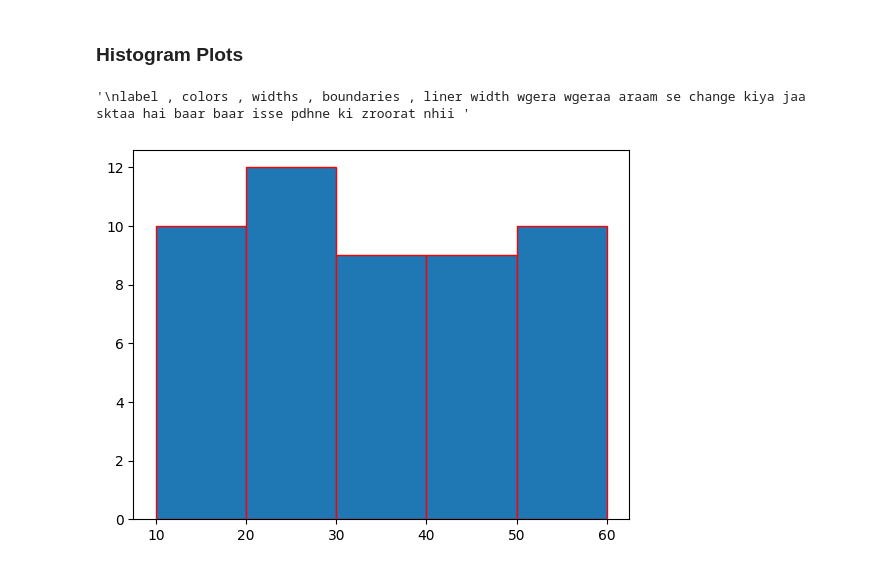
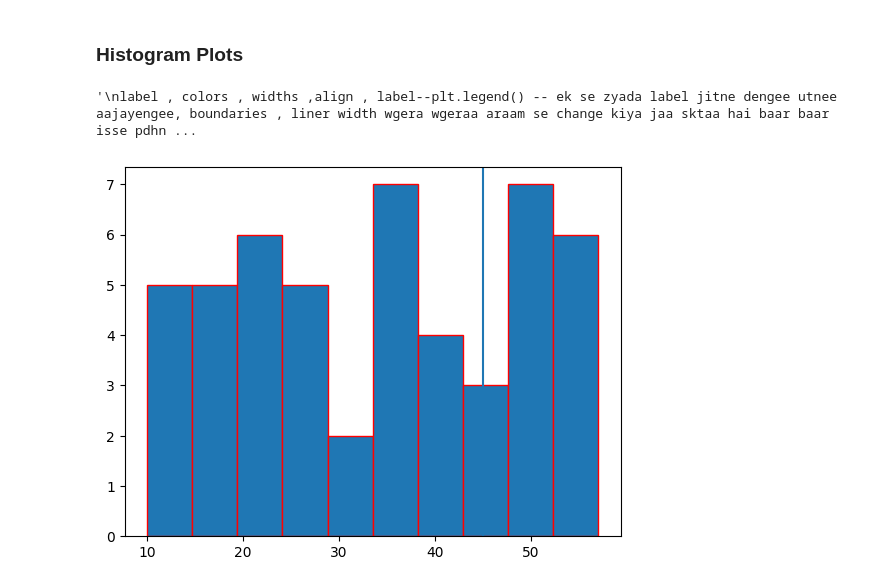
Before and after one commit to Ayushraj2141/isa-intern, a Jupyter notebook: Python_mathplotlib/understanding.ipynb, the cells around one changed output. Cells and saved outputs as stored; diff of their text form; code cells hidden in the pictures.

```diff
--- a/Python_mathplotlib/understanding.ipynb
+++ b/Python_mathplotlib/understanding.ipynb
@@ -102,20 +102,32 @@ plt.show()
 # %%
 import matplotlib.pyplot as plt
 import numpy as np
 import random
 
 # x = np.random.randint(10,60,(50)) # pprint 50 random integer numbers between 10 and 60 -- hrr baar use krne pr change hogaa -- sirf ek baar use
 # print(x)
 
 # ab kyunki data bht faila huaa haii ek bins parameter hota hai jisse ek trh k data ko club krr sktee haii
 
 l = [10,20,30,40,50,60]
 
 x= [41, 45 ,14 ,47, 41, 36, 29, 40, 36, 49, 24, 26, 15, 24, 34, 52, 50, 20, 20, 18 ,51, 13, 16, 53,10, 23, 44, 11, 39, 57, 33, 25, 52, 28, 53, 38 ,34, 18, 37, 20 ,48 ,18 ,54 ,28, 14 ,53 ,36, 56,
 49, 27]
-plt.hist(x , bins=l , edgecolor = "r")
+# plt.hist(x , "auto" , (0,200) , edgecolor = "r") -- ye pata nhii shayad positional dependent hai koi aur position pr yee kaam nhi kiyaa idk why
+
+# plt.hist(x , edgecolor = "r", cumulative = -1) # cumulative se reverse order mai
+# plt.hist(x , edgecolor = "r", bottom = 20) # bottom kaha se start hogaa -- baaki part kat jayegaa
+# plt.hist(x , edgecolor = "r", histtype="step") # kis trh ka type hai histogram kaa
+# plt.hist(x , edgecolor = "r", orientation="horizontal") #change of orientation
+# rwidth = int to change the width
+# plt.hist(x , edgecolor = "r", log=True) # log mai values lenaa
+
+plt.hist(x , edgecolor = "r" ) # log mai values lenaa
+
+plt.axvline(45) # graph ko divide krnaa
+# use range paramter for better understanding
 '''
-label , colors , widths , boundaries , liner width wgera wgeraa araam se change kiya jaa sktaa hai baar baar isse pdhne ki zroorat nhii '''
+label , colors , widths ,align , label--plt.legend() -- ek se zyada label jitne dengee utnee aajayengee, boundaries , liner width wgera wgeraa araam se change kiya jaa sktaa hai baar baar isse pdhne ki zroorat nhii '''
 # %% [output]
-'\nlabel , colors , widths , boundaries , liner width wgera wgeraa araam se change kiya jaa sktaa hai baar baar isse pdhne ki zroorat nhii '
+'\nlabel , colors , widths ,align , label--plt.legend() -- ek se zyada label jitne dengee utnee aajayengee, boundaries , liner width wgera wgeraa araam se change kiya jaa sktaa hai baar baar isse pdhn ...
-[figure, old version]
+[figure, new version]
```
Also changed, not shown: parts of 14 cells of this notebook.
